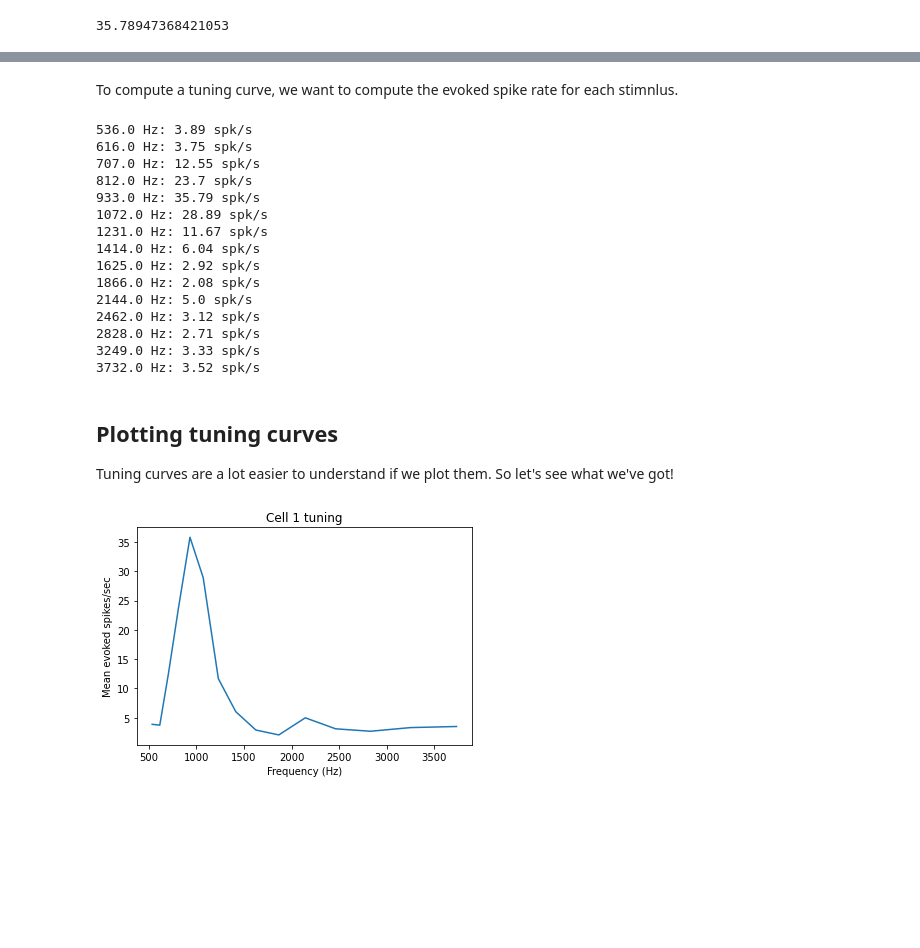
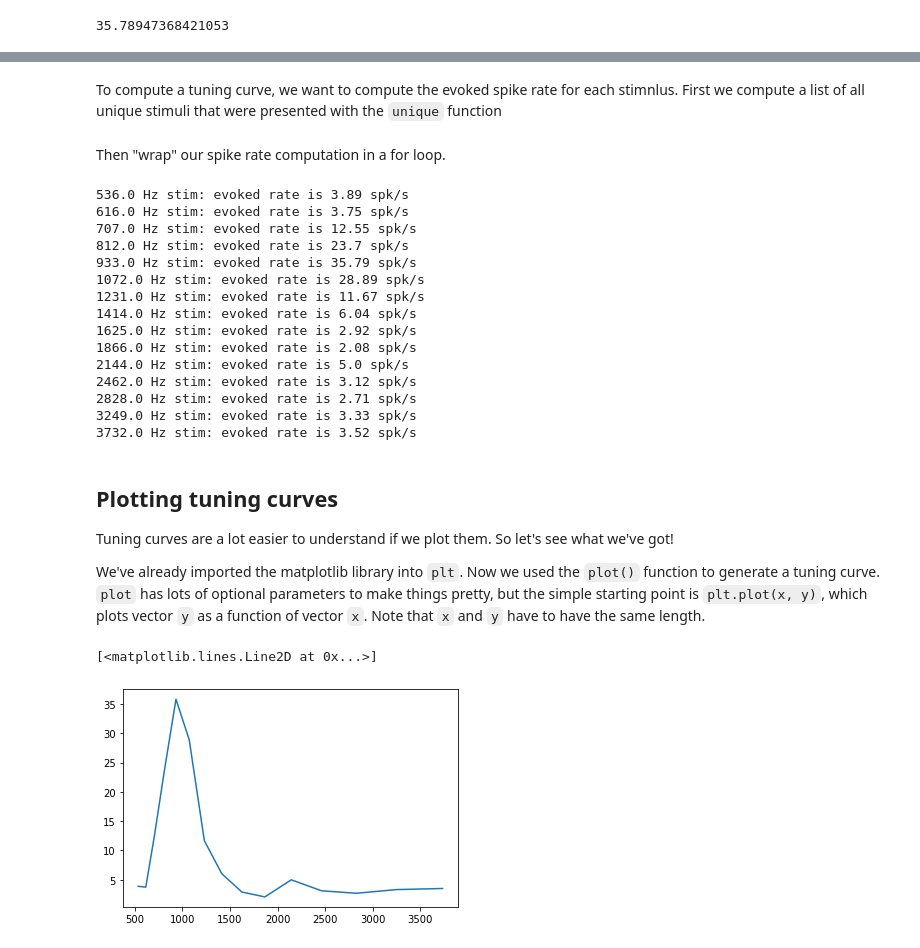
Before and after one commit to svdavid/NEUS642, a Jupyter notebook: notebooks/week2_01-11_numpy/numpy_spikes_base.ipynb, the cells around one changed output, grey strips where cells are left out. Cells and saved outputs as stored; diff of their text form; code cells hidden in the pictures; blank space fills up the shorter version.

```diff
--- a/notebooks/week2_01-11_numpy/numpy_spikes_base.ipynb
+++ b/notebooks/week2_01-11_numpy/numpy_spikes_base.ipynb
@@ -476,2 +558,2 @@ print(f"{f} Hz: {np.round(mean_spikes,2)} spk/s")
 # %% [markdown]
-To compute a tuning curve, we want to compute the evoked spike rate for each stimnlus.
+To compute a tuning curve, we want to compute the evoked spike rate for each stimnlus. First we compute a list of all unique stimuli that were presented with the `unique` function
@@ -478,7 +562,8 @@ To compute a tuning curve, we want to compute the evoked spike rate for each sti
+# %% [markdown]
+Then "wrap" our spike rate computation in a for loop.
 # %%
-f_list = np.unique(stim[:,0])
-spike_rates = np.zeros_like(f_list)
-for j,f in enumerate(f_list):
+spike_rates = np.zeros(f_list.shape)
+for j,f in enumerate(f_list):   # for loop to iterate through each unqiue
     b = (stim[:,0]==f)
     start_times = stim[b,1]
     stop_times = stim[b,2]
@@ -487,31 +572,31 @@ for j,f in enumerate(f_list):
     for s,e in zip(start_times,stop_times):
         spike_count += np.sum((spikes1>s) & (spikes1<=e))
     spike_rates[j] = spike_count / stim_duration / len(start_times)
-    print(f"{f} Hz: {np.round(mean_spikes[j],2)} spk/s")
+    print(f, "Hz stim: evoked rate is",np.round(spike_rates[j],2), "spk/s")
 # %% [output]
-536.0 Hz: 3.89 spk/s
-616.0 Hz: 3.75 spk/s
-707.0 Hz: 12.55 spk/s
-812.0 Hz: 23.7 spk/s
-933.0 Hz: 35.79 spk/s
-1072.0 Hz: 28.89 spk/s
-1231.0 Hz: 11.67 spk/s
-1414.0 Hz: 6.04 spk/s
-1625.0 Hz: 2.92 spk/s
-1866.0 Hz: 2.08 spk/s
-2144.0 Hz: 5.0 spk/s
-2462.0 Hz: 3.12 spk/s
-2828.0 Hz: 2.71 spk/s
-3249.0 Hz: 3.33 spk/s
-3732.0 Hz: 3.52 spk/s
+536.0 Hz stim: evoked rate is 3.89 spk/s
+616.0 Hz stim: evoked rate is 3.75 spk/s
+707.0 Hz stim: evoked rate is 12.55 spk/s
+812.0 Hz stim: evoked rate is 23.7 spk/s
+933.0 Hz stim: evoked rate is 35.79 spk/s
+1072.0 Hz stim: evoked rate is 28.89 spk/s
+1231.0 Hz stim: evoked rate is 11.67 spk/s
+1414.0 Hz stim: evoked rate is 6.04 spk/s
+1625.0 Hz stim: evoked rate is 2.92 spk/s
+1866.0 Hz stim: evoked rate is 2.08 spk/s
+2144.0 Hz stim: evoked rate is 5.0 spk/s
+2462.0 Hz stim: evoked rate is 3.12 spk/s
+2828.0 Hz stim: evoked rate is 2.71 spk/s
+3249.0 Hz stim: evoked rate is 3.33 spk/s
+3732.0 Hz stim: evoked rate is 3.52 spk/s
 # %% [markdown]
 ## Plotting tuning curves
 
 Tuning curves are a lot easier to understand if we plot them. So let's see what we've got!
+
+We've already imported the matplotlib library into `plt`. Now we used the `plot()` function to generate a tuning curve. `plot` has lots of optional parameters to make things pretty, but the simple starting point is `plt.plot(x, y)`, which plots vector `y` as a function of vector `x`. Note that `x` and `y` have to have the same length.
 # %%
 plt.plot(f_list, spike_rates)
-plt.xlabel('Frequency (Hz)')
-plt.ylabel('Mean evoked spikes/sec')
-plt.title('Cell 1 tuning');
 # %% [output]
+[<matplotlib.lines.Line2D at 0x...>]
-[figure, old version]
+[figure, new version]
```
Also changed, not shown: parts of 112 cells of this notebook, 9 other files.
